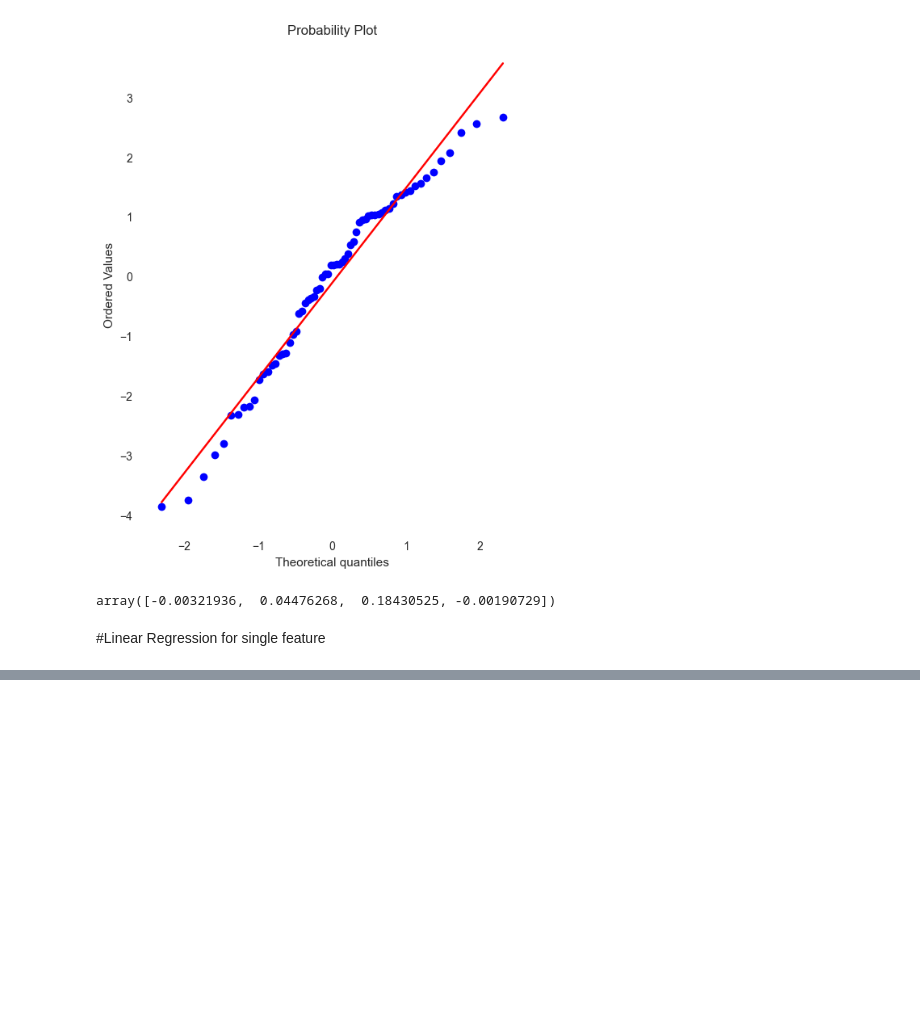
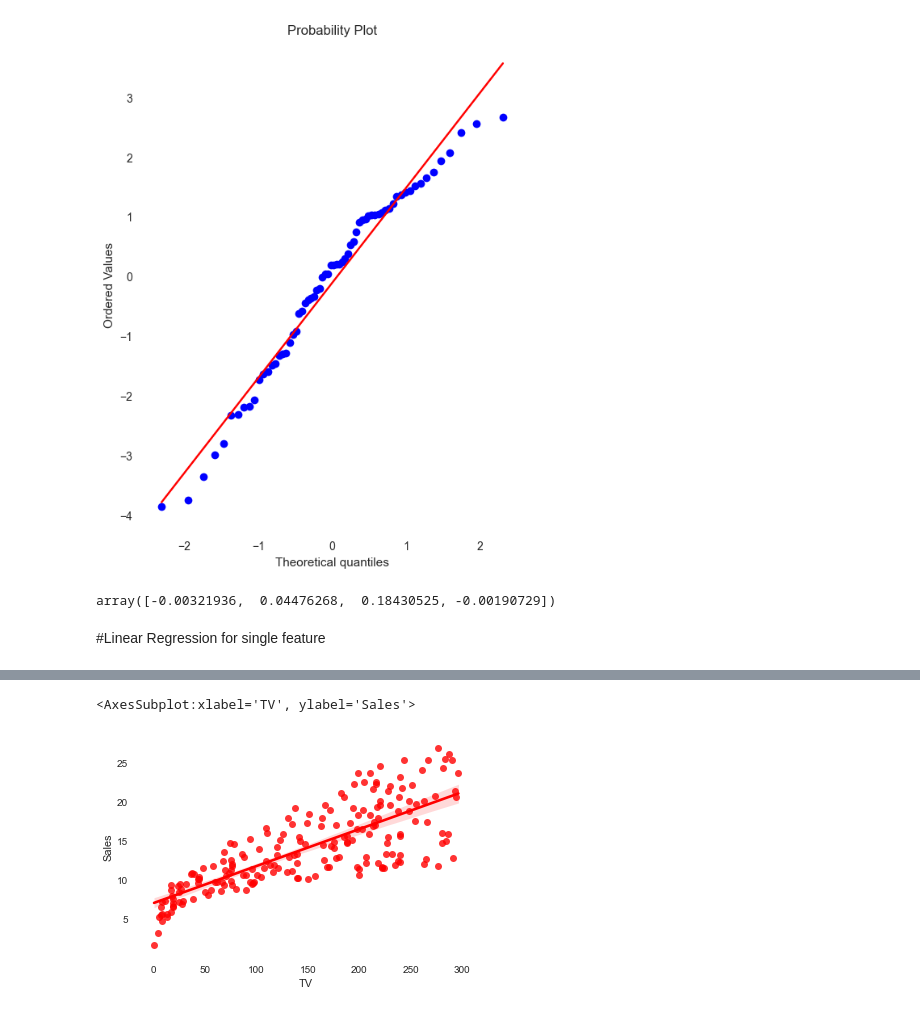
Before and after one commit to devdivyansh522399/ML_CLASS, a Jupyter notebook: Test Notebook/Linear_regression.ipynb, the cells around one changed output, grey strips where cells are left out. Drawn from its saved outputs; the diff is of its cells as text; code cells hidden in the pictures; blank space fills up the shorter version.

```diff
--- a/Test Notebook/Linear_regression.ipynb
+++ b/Test Notebook/Linear_regression.ipynb
@@ -360,0 +377,5 @@ y_hat = model.predict(x)
+# %%
+sns.regplot(data=df, x='TV', y='Sales', color='red') #OLS
+# %% [output]
+<AxesSubplot:xlabel='TV', ylabel='Sales'>
+[figure, added]
```
Also changed, not shown: parts of 5 cells of this notebook, 4 other files.
